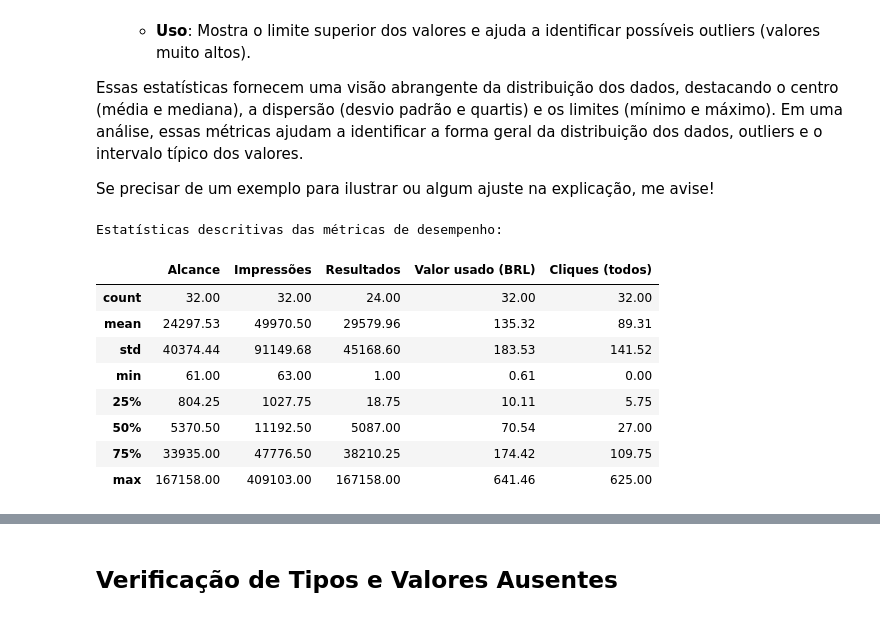
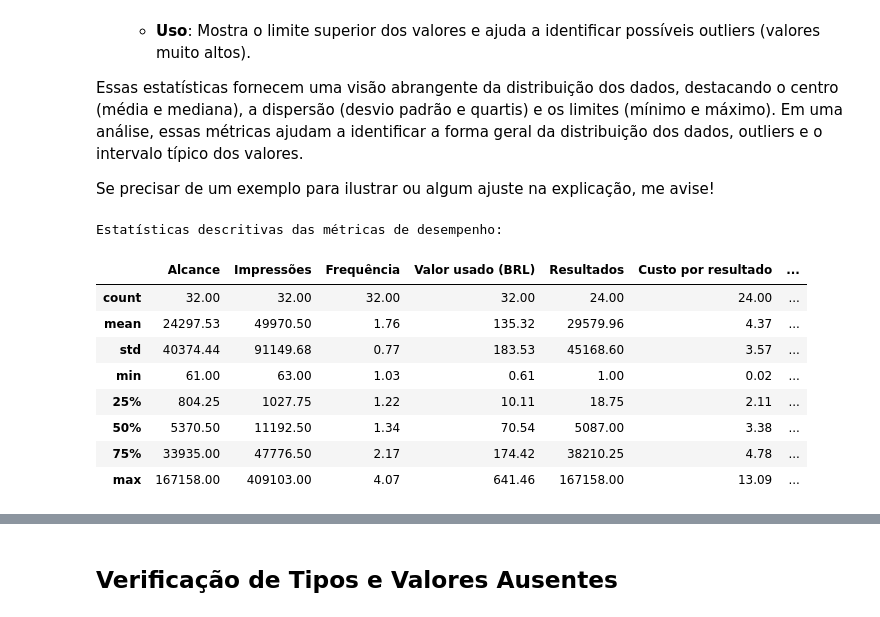
Before and after one commit to claraferreirabatista/analise_de_campanha, a Jupyter notebook: Miro Cozinha e Vinho/Janeiro até atualmente/analise_exploratoria_desde_janeiro.ipynb, the cells around one changed output, grey strips where cells are left out. Drawn from its saved outputs; the diff is of its cells as text; code cells hidden in the pictures.

```diff
--- a/Miro Cozinha e Vinho/Janeiro até atualmente/analise_exploratoria_desde_janeiro.ipynb
+++ b/Miro Cozinha e Vinho/Janeiro até atualmente/analise_exploratoria_desde_janeiro.ipynb
@@ -115,23 +115,22 @@ Se precisar de um exemplo para ilustrar ou algum ajuste na explicação, me avis
 # %%
 # Exibição de estatísticas descritivas das métricas de desempenho para contexto
 metricas_desempenho = [
-    "Alcance",
-    "Impressões",
-    "Resultados",
-    "Valor usado (BRL)",
-    "Cliques (todos)",
+    'Alcance', 'Impressões', 'Frequência', 'Valor usado (BRL)',
+    'Resultados', 'Custo por resultado', 'CPM (custo por 1.000 impressões)',
+    'CTR (todos)', 'Classificação de qualidade',
+    'CPC (custo por clique no link)', 'Cliques (todos)'
 ]
 
 print("Estatísticas descritivas das métricas de desempenho:")
 display(df[metricas_desempenho].describe().round(2))
 # %% [output]
 Estatísticas descritivas das métricas de desempenho:
-|  | Alcance | Impressões | Resultados | Valor usado (BRL) | Cliques (todos) |
-| count | 32.00 | 32.00 | 24.00 | 32.00 | 32.00 |
-| mean | 24297.53 | 49970.50 | 29579.96 | 135.32 | 89.31 |
-| std | 40374.44 | 91149.68 | 45168.60 | 183.53 | 141.52 |
-| min | 61.00 | 63.00 | 1.00 | 0.61 | 0.00 |
-| 25% | 804.25 | 1027.75 | 18.75 | 10.11 | 5.75 |
-| 50% | 5370.50 | 11192.50 | 5087.00 | 70.54 | 27.00 |
-| 75% | 33935.00 | 47776.50 | 38210.25 | 174.42 | 109.75 |
-| max | 167158.00 | 409103.00 | 167158.00 | 641.46 | 625.00 |
+|  | Alcance | Impressões | Frequência | Valor usado (BRL) | Resultados | Custo por resultado | ... |
+| count | 32.00 | 32.00 | 32.00 | 32.00 | 24.00 | 24.00 | ... |
+| mean | 24297.53 | 49970.50 | 1.76 | 135.32 | 29579.96 | 4.37 | ... |
+| std | 40374.44 | 91149.68 | 0.77 | 183.53 | 45168.60 | 3.57 | ... |
+| min | 61.00 | 63.00 | 1.03 | 0.61 | 1.00 | 0.02 | ... |
+| 25% | 804.25 | 1027.75 | 1.22 | 10.11 | 18.75 | 2.11 | ... |
+| 50% | 5370.50 | 11192.50 | 1.34 | 70.54 | 5087.00 | 3.38 | ... |
+| 75% | 33935.00 | 47776.50 | 2.17 | 174.42 | 38210.25 | 4.78 | ... |
+| max | 167158.00 | 409103.00 | 4.07 | 641.46 | 167158.00 | 13.09 | ... |
```
Also changed, not shown: parts of 4 cells of this notebook, 3 other files.
